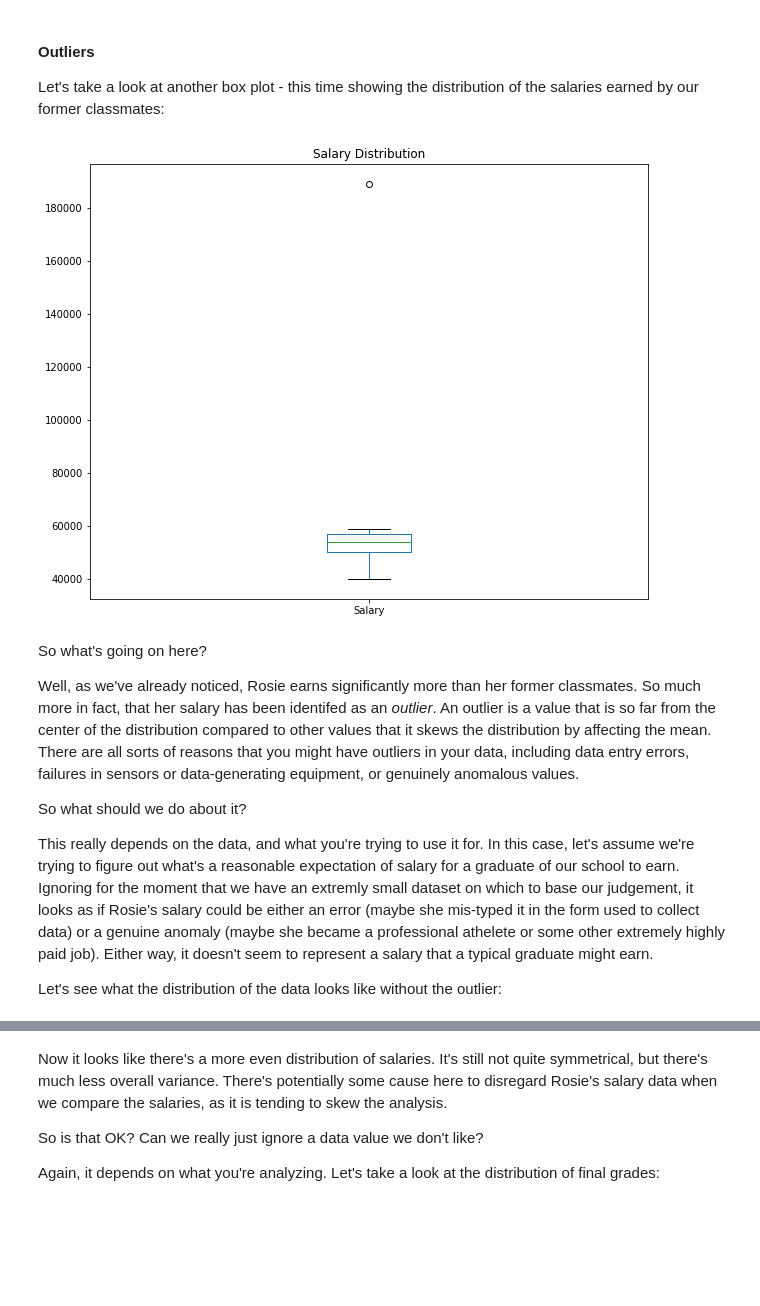
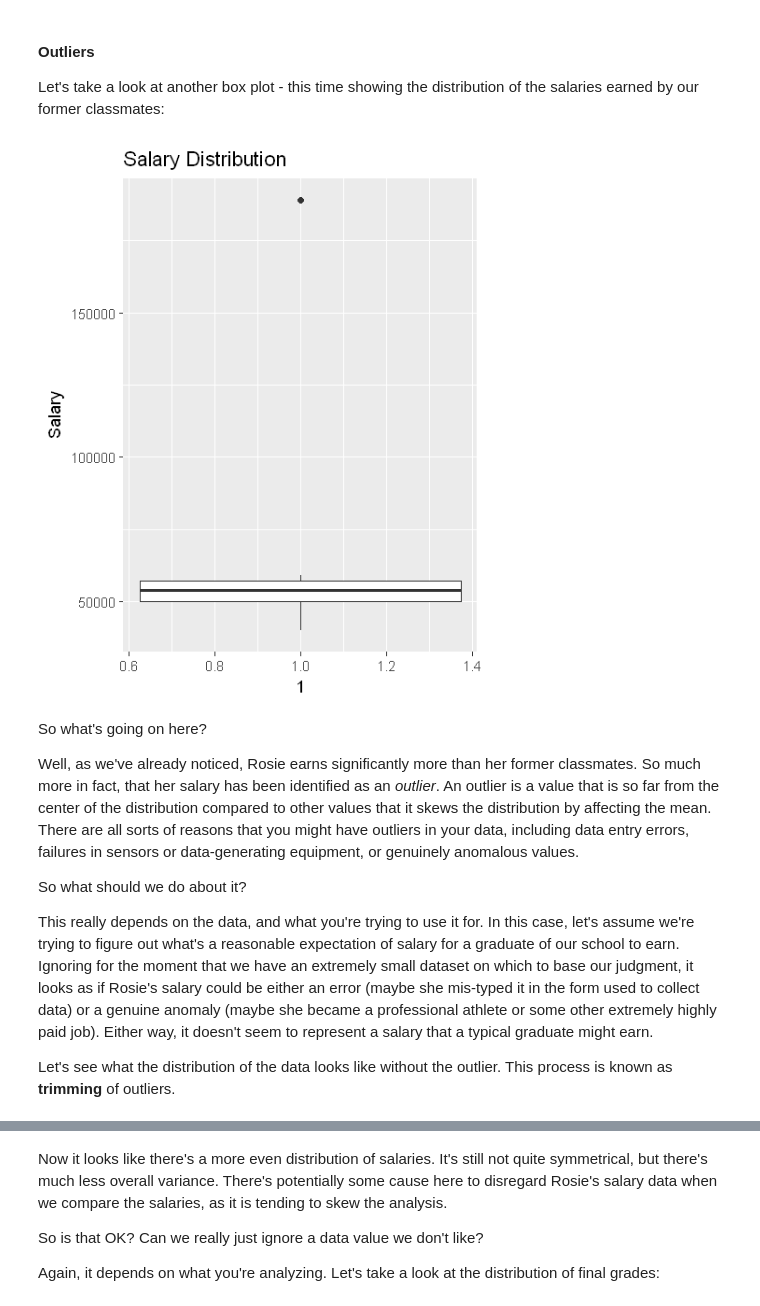
Before and after one commit to rsmct2011/Essential-Math-R, a Jupyter notebook: Module04/04-02-Statistics Fundamentals.ipynb, the cells around one changed output, grey strips where cells are left out. Cells and saved outputs as stored; diff of their text form; code cells hidden in the pictures; blank space fills up the shorter version.

```diff
--- a/Module04/04-02-Statistics Fundamentals.ipynb
+++ b/Module04/04-02-Statistics Fundamentals.ipynb
@@ -362,28 +365,19 @@ In this case, you can see that the interquartile range is between 35 and 40, wit
 # %% [markdown]
 #### Outliers
 Let's take a look at another box plot - this time showing the distribution of the salaries earned by our former classmates:
-# %%
-%matplotlib inline
-import pandas as pd
-from matplotlib import pyplot as plt
-
-df = pd.DataFrame({'Name': ['Dan', 'Joann', 'Pedro', 'Rosie', 'Ethan', 'Vicky', 'Frederic'],
-                   'Salary':[50000,54000,50000,189000,55000,40000,59000],
-                   'Hours':[41,40,36,30,35,39,40],
-                   'Grade':[50,50,46,95,50,5,57]})
-
-# Plot a box-whisker chart
-df['Salary'].plot(kind='box', title='Salary Distribution', figsize=(10,8))
-plt.show()
-# %% [output]
-[figure, removed]
+# %%
+ggplot(df6, aes(x = 1, y = Salary)) +
+      geom_boxplot() +
+      ggtitle('Salary Distribution')
+# %% [output]
+[figure, added]
 # %% [markdown]
 So what's going on here?
 
-Well, as we've already noticed, Rosie earns significantly more than her former classmates. So much more in fact, that her salary has been identifed as an *outlier*. An outlier is a value that is so far from the center of the distribution compared to other values that it skews the distribution by affecting the mean. There are all sorts of reasons that you might have outliers in your data, including data entry errors, failures in sensors or data-generating equipment, or genuinely anomalous values.
+Well, as we've already noticed, Rosie earns significantly more than her former classmates. So much more in fact, that her salary has been identified as an *outlier*. An outlier is a value that is so far from the center of the distribution compared to other values that it skews the distribution by affecting the mean. There are all sorts of reasons that you might have outliers in your data, including data entry errors, failures in sensors or data-generating equipment, or genuinely anomalous values.
 
 So what should we do about it?
 
-This really depends on the data, and what you're trying to use it for. In this case, let's assume we're trying to figure out what's a reasonable expectation of salary for a graduate of our school to earn. Ignoring for the moment that we have an extremly small dataset on which to base our judgement, it looks as if Rosie's salary could be either an error (maybe she mis-typed it in the form used to collect data) or a genuine anomaly (maybe she became a professional athelete or some other extremely highly paid job). Either way, it doesn't seem to represent a salary that a typical graduate might earn.
+This really depends on the data, and what you're trying to use it for. In this case, let's assume we're trying to figure out what's a reasonable expectation of salary for a graduate of our school to earn. Ignoring for the moment that we have an extremely small dataset on which to base our judgment, it looks as if Rosie's salary could be either an error (maybe she mis-typed it in the form used to collect data) or a genuine anomaly (maybe she became a professional athlete or some other extremely highly paid job). Either way, it doesn't seem to represent a salary that a typical graduate might earn.
 
-Let's see what the distribution of the data looks like without the outlier:
+Let's see what the distribution of the data looks like without the outlier. This process is known as **trimming** of outliers.
```
Also changed, not shown: parts of 19 cells of this notebook.
